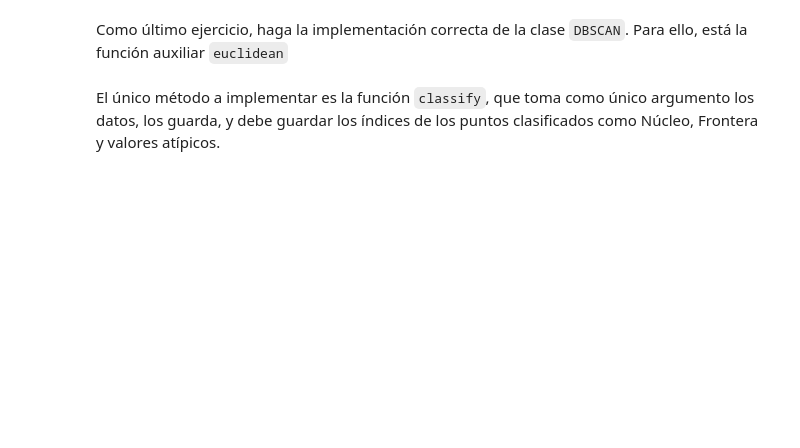
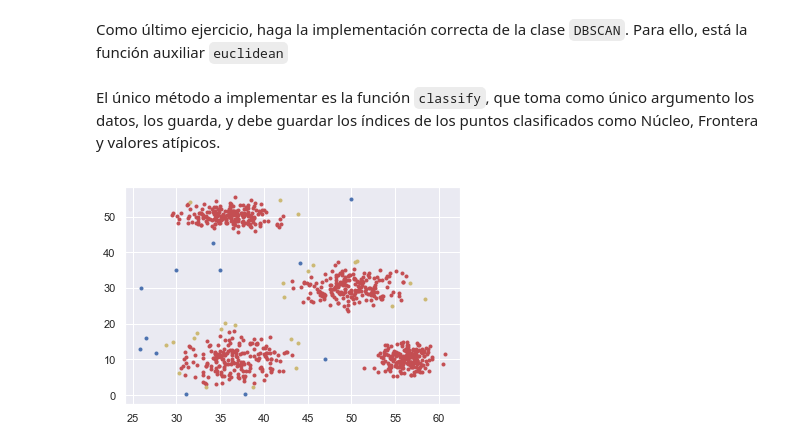
Before and after one commit to JDRL96/fc-aead-1, a Jupyter notebook: Ejercicios/Atipico.ipynb, the cells around one changed output. Saved outputs shown, nothing was run; the diff lists cells and outputs as text; code cells hidden in the pictures; blank space fills up the shorter version.

```diff
--- a/Ejercicios/Atipico.ipynb
+++ b/Ejercicios/Atipico.ipynb
@@ -55,5 +67,10 @@ Como último ejercicio, haga la implementación correcta de la clase `DBSCAN`. P
 # %%
 def euclidean(x, y):
     return np.linalg.norm(x - y)
+# %%
+def calcDistances(row):
+    return pd.Series(np.sqrt(np.sum((simple.values - row.values)**2, axis = 1)))
+distMat = simple.apply(calcDistances, axis = 1)
+#(distMat < 3).sum()
 # %% [markdown]
 El único método a implementar es la función `classify`, que toma como único argumento los datos, los guarda, y debe guardar los índices de los puntos clasificados como Núcleo, Frontera y valores atípicos.
@@ -69,0 +77,37 @@ class DBSCAN:
+# %%
+class DBSCAN:
+    def __init__(self, epsilon, minPts, metric = euclidean):
+        self.epsilon = epsilon
+        self.minPts = minPts
+        self.metric = metric
+        self.kernelPoints = []
+        self.frontierPoints = []
+        self.outliers = []
+
+    def classify(self, data):
+        def calcDistances(row):
+            return pd.Series(np.sqrt(np.sum((data.values - row.values)**2, axis = 1)))
+        distMat = data.apply(calcDistances, axis = 1)
+        neighs = (distMat < self.epsilon).sum()
+        self.kernelPoints = neighs[neighs >= self.minPts].index
+        # Extract not kernel points
+        tmp = distMat.loc[distMat.index.difference(self.kernelPoints),:]
+        # Check which ones have kernel points in the ball of radius epsilon
+        tmp = tmp.apply(lambda row: any(row[self.kernelPoints] < self.epsilon), axis = 1)
+        # extract indices
+        self.frontierPoints = tmp[tmp].index
+        self.outliers = distMat.index.difference(self.kernelPoints)
+        self.outliers = self.outliers.difference(self.frontierPoints)
+# %%
+db = DBSCAN(3, 10)
+
+def superplot(data):
+    db.classify(data)
+
+    plt.plot(data.iloc[db.kernelPoints,0], data.iloc[db.kernelPoints,1], 'r.')
+    plt.plot(data.iloc[db.frontierPoints,0], data.iloc[db.frontierPoints,1], 'y.')
+    plt.plot(data.iloc[db.outliers,0], data.iloc[db.outliers,1], 'b.')
+
+superplot(df)
+# %% [output]
+[figure, added]
```
Also changed, not shown: parts of 8 cells of this notebook.
